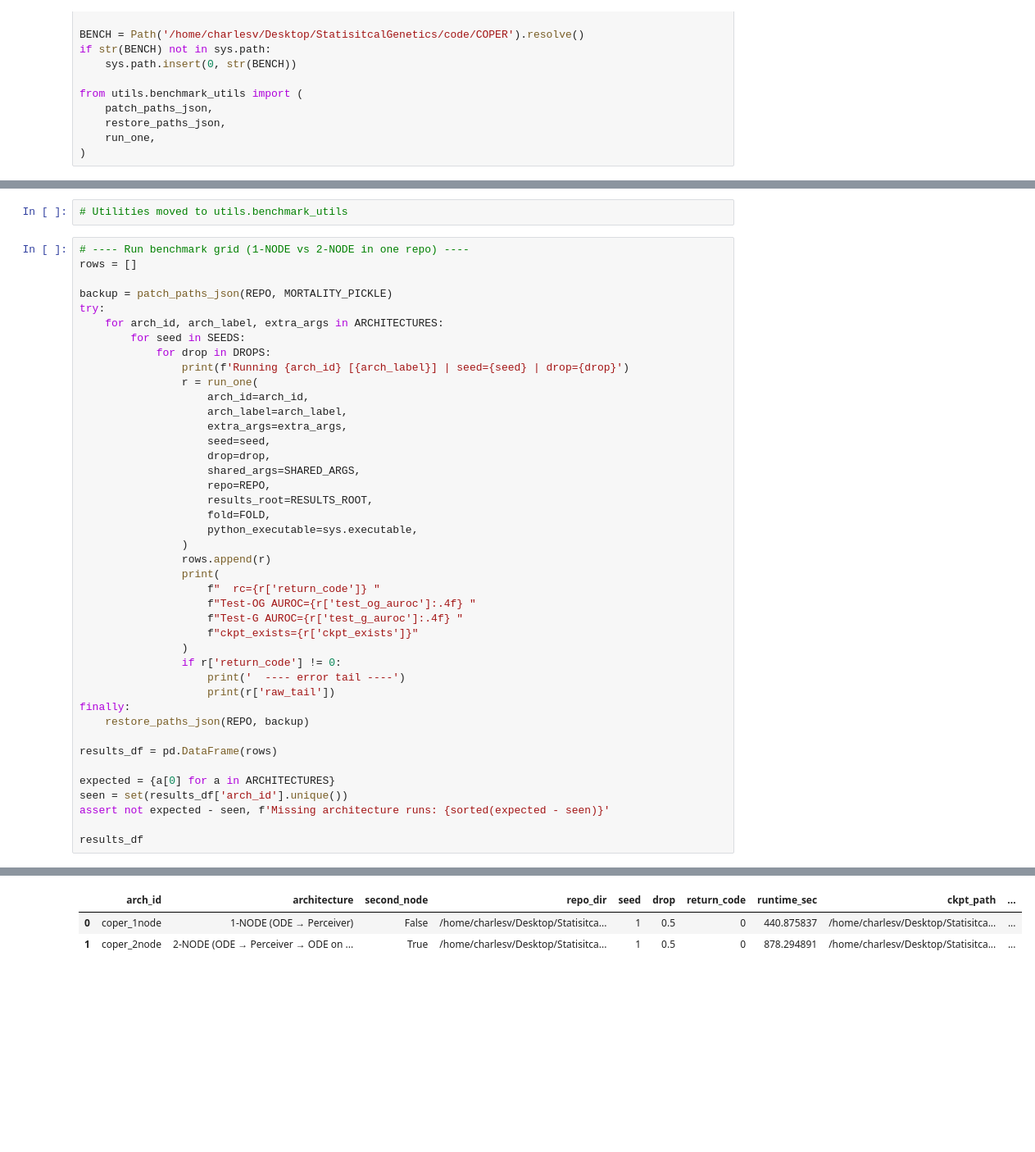
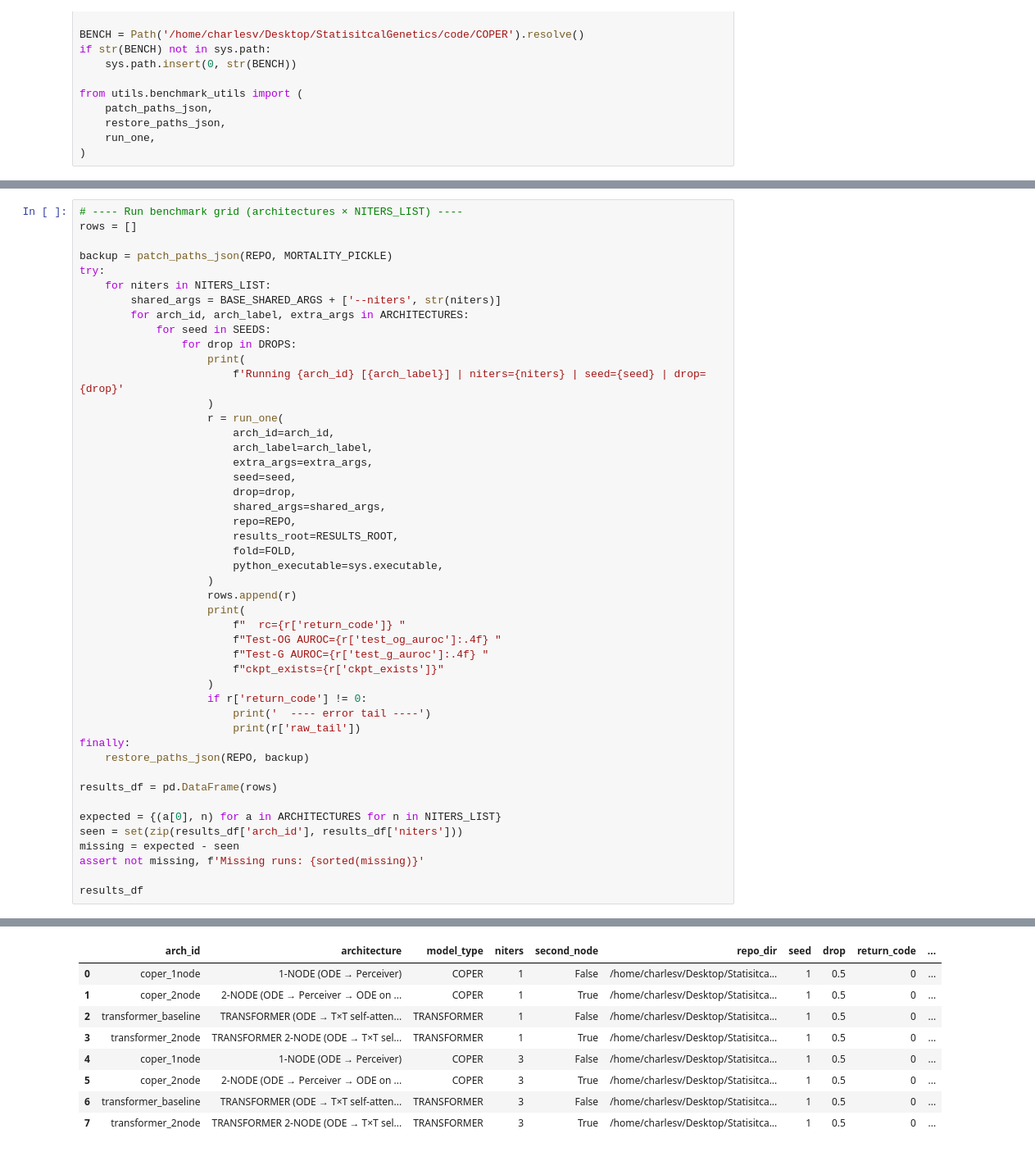
Before and after one commit to charles-vzf/COPER-latents, a Jupyter notebook: notebooks/compare_mortality_mimic3.ipynb, the cells around one changed output, grey strips where cells are left out. Shown at 82% size. Cells and saved outputs as stored; diff of their text form; blank space fills up the shorter version.

```diff
--- a/notebooks/compare_mortality_mimic3.ipynb
+++ b/notebooks/compare_mortality_mimic3.ipynb
@@ -99,46 +133,49 @@ Architectures: ['coper_1node', 'coper_2node']
 Dataset: /home/charlesv/Desktop/StatisitcalGenetics/MIMIC/mimic3-benchmarks/data/mortality_for_coper.data
-# %%
-# Utilities moved to utils.benchmark_utils
 # %%
-# ---- Run benchmark grid (1-NODE vs 2-NODE in one repo) ----
+# ---- Run benchmark grid (architectures × NITERS_LIST) ----
 rows = []
 
 backup = patch_paths_json(REPO, MORTALITY_PICKLE)
 try:
-    for arch_id, arch_label, extra_args in ARCHITECTURES:
-        for seed in SEEDS:
-            for drop in DROPS:
-                print(f'Running {arch_id} [{arch_label}] | seed={seed} | drop={drop}')
-                r = run_one(
-                    arch_id=arch_id,
-                    arch_label=arch_label,
-                    extra_args=extra_args,
-                    seed=seed,
-                    drop=drop,
-                    shared_args=SHARED_ARGS,
-                    repo=REPO,
-                    results_root=RESULTS_ROOT,
-                    fold=FOLD,
-                    python_executable=sys.executable,
-                )
-                rows.append(r)
-                print(
-                    f"  rc={r['return_code']} "
-                    f"Test-OG AUROC={r['test_og_auroc']:.4f} "
-                    f"Test-G AUROC={r['test_g_auroc']:.4f} "
-                    f"ckpt_exists={r['ckpt_exists']}"
-                )
-                if r['return_code'] != 0:
-                    print('  ---- error tail ----')
-                    print(r['raw_tail'])
+    for niters in NITERS_LIST:
+        shared_args = BASE_SHARED_ARGS + ['--niters', str(niters)]
+        for arch_id, arch_label, extra_args in ARCHITECTURES:
+            for seed in SEEDS:
+                for drop in DROPS:
+                    print(
+                        f'Running {arch_id} [{arch_label}] | niters={niters} | seed={seed} | drop={drop}'
+                    )
+                    r = run_one(
+                        arch_id=arch_id,
+                        arch_label=arch_label,
+                        extra_args=extra_args,
+                        seed=seed,
+                        drop=drop,
+                        shared_args=shared_args,
+                        repo=REPO,
+                        results_root=RESULTS_ROOT,
+                        fold=FOLD,
+                        python_executable=sys.executable,
+                    )
+                    rows.append(r)
+                    print(
+                        f"  rc={r['return_code']} "
+                        f"Test-OG AUROC={r['test_og_auroc']:.4f} "
+                        f"Test-G AUROC={r['test_g_auroc']:.4f} "
+                        f"ckpt_exists={r['ckpt_exists']}"
+                    )
+                    if r['return_code'] != 0:
+                        print('  ---- error tail ----')
+                        print(r['raw_tail'])
 finally:
     restore_paths_json(REPO, backup)
 
 results_df = pd.DataFrame(rows)
 
-expected = {a[0] for a in ARCHITECTURES}
-seen = set(results_df['arch_id'].unique())
-assert not expected - seen, f'Missing architecture runs: {sorted(expected - seen)}'
+expected = {(a[0], n) for a in ARCHITECTURES for n in NITERS_LIST}
+seen = set(zip(results_df['arch_id'], results_df['niters']))
+missing = expected - seen
+assert not missing, f'Missing runs: {sorted(missing)}'
 
 results_df
 # %% [output]
@@ -149,6 +198,12 @@ Running coper_2node [2-NODE (ODE → Perceiver → ODE on latents)] | seed=1 | d
-|  | arch_id | architecture | second_node | repo_dir | seed | drop | return_code | runtime_sec | ckpt_path | ... |
-| 0 | coper_1node | 1-NODE (ODE → Perceiver) | False | /home/charlesv/Desktop/Statisitca... | 1 | 0.5 | 0 | 440.875837 | /home/charlesv/Desktop/Statisitca... | ... |
-| 1 | coper_2node | 2-NODE (ODE → Perceiver → ODE on ... | True | /home/charlesv/Desktop/Statisitca... | 1 | 0.5 | 0 | 878.294891 | /home/charlesv/Desktop/Statisitca... | ... |
+|  | arch_id | architecture | model_type | niters | second_node | repo_dir | seed | drop | return_code | ... |
+| 0 | coper_1node | 1-NODE (ODE → Perceiver) | COPER | 1 | False | /home/charlesv/Desktop/Statisitca... | 1 | 0.5 | 0 | ... |
+| 1 | coper_2node | 2-NODE (ODE → Perceiver → ODE on ... | COPER | 1 | True | /home/charlesv/Desktop/Statisitca... | 1 | 0.5 | 0 | ... |
+| 2 | transformer_baseline | TRANSFORMER (ODE → T×T self-atten... | TRANSFORMER | 1 | False | /home/charlesv/Desktop/Statisitca... | 1 | 0.5 | 0 | ... |
+| 3 | transformer_2node | TRANSFORMER 2-NODE (ODE → T×T sel... | TRANSFORMER | 1 | True | /home/charlesv/Desktop/Statisitca... | 1 | 0.5 | 0 | ... |
+| 4 | coper_1node | 1-NODE (ODE → Perceiver) | COPER | 3 | False | /home/charlesv/Desktop/Statisitca... | 1 | 0.5 | 0 | ... |
+| 5 | coper_2node | 2-NODE (ODE → Perceiver → ODE on ... | COPER | 3 | True | /home/charlesv/Desktop/Statisitca... | 1 | 0.5 | 0 | ... |
+| 6 | transformer_baseline | TRANSFORMER (ODE → T×T self-atten... | TRANSFORMER | 3 | False | /home/charlesv/Desktop/Statisitca... | 1 | 0.5 | 0 | ... |
+| 7 | transformer_2node | TRANSFORMER 2-NODE (ODE → T×T sel... | TRANSFORMER | 3 | True | /home/charlesv/Desktop/Statisitca... | 1 | 0.5 | 0 | ... |
 # %%
 # ---- Aggregate and compare ----
 ok = results_df[results_df['return_code'] == 0].copy()
```
Also changed, not shown: parts of 6 cells of this notebook, 33 other files.
